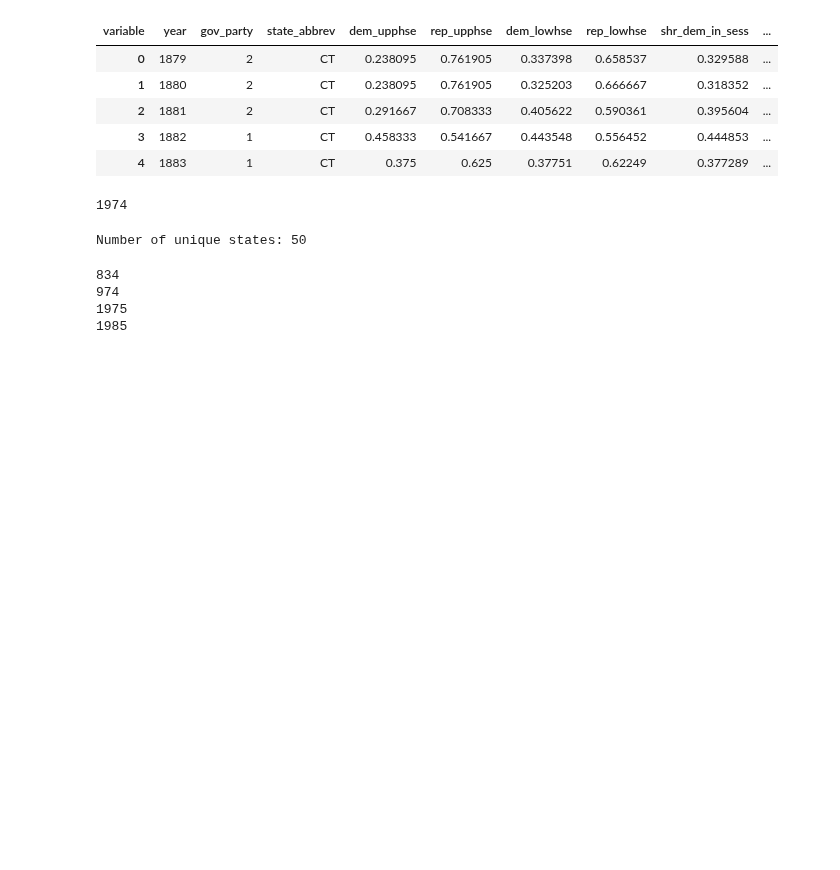
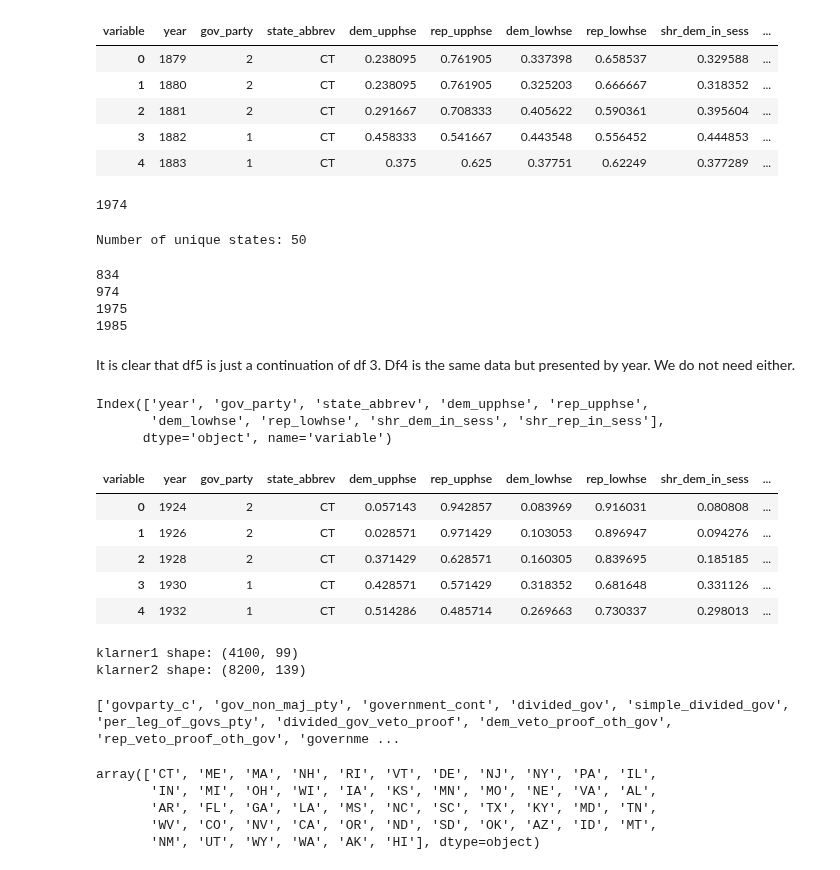
Before and after one commit to batShimon/similarity_data, a Jupyter notebook: Cleaning_icpsr16_partisan_composition.ipynb, the cells around one changed output. Saved outputs shown, nothing was run; the diff lists cells and outputs as text; code cells hidden in the pictures; blank space fills up the shorter version.

Commit message:
starting to add the Klarner dataset

```diff
--- a/Cleaning_icpsr16_partisan_composition.ipynb
+++ b/Cleaning_icpsr16_partisan_composition.ipynb
@@ -827,7 +827,10 @@ reshaped_df3 = reshaped_df3.drop(columns=[
     'ICPR_STATE_CODE', 'UPP_HSE_DEM_PCT', 'UPP_HSE_W_R_PCT',
     'LOW_HSE_DEM_PCT', 'LOW_HSE_W_R_PCT', 'LOW_HSE_DEM_SEATS',
     'LOW_HSE_W_R_SEATS', 'UPP_HSE_DEM_SEATS', 'UPP_HSE_W_R_SEATS',
-    'UPP_HSE_TOTAL_SEATS', 'LOW_HSE_TOTAL_SEATS'
+    'UPP_HSE_TOTAL_SEATS', 'LOW_HSE_TOTAL_SEATS', 'LOW_HSE_10TH_PCT',
+    'LOW_HSE_20TH_PCT', 'LOW_HSE_2_OTH_SEATS.1', 'LOW_HSE_REP_PCT',
+    'PARTY_CODE_OF_GOV','PARTY_OF_GOV.1', 'UPP_HSE_10TH_PCT',
+    'UPP_HSE_20TH_PCT', 'UPP_HSE_REP_PCT',
 ])
 
 # Rename PARTY_OF_GOV column for clarity
@@ -902,3 +905,20 @@ print(melted_df5['year'].max())
 974
 1975
 1985
+# %% [markdown]
+It is clear that df5 is just a continuation of df 3. Df4 is the same data but presented by year. We do not need either.
+# %%
+reshaped_df3.columns
+# %% [output]
+Index(['year', 'gov_party', 'state_abbrev', 'dem_upphse', 'rep_upphse',
+       'dem_lowhse', 'rep_lowhse', 'shr_dem_in_sess', 'shr_rep_in_sess'],
+      dtype='object', name='variable')
+# %%
+reshaped_df3.head()
+# %% [output]
+| variable | year | gov_party | state_abbrev | dem_upphse | rep_upphse | dem_lowhse | rep_lowhse | shr_dem_in_sess | ... |
+| 0 | 1924 | 2 | CT | 0.057143 | 0.942857 | 0.083969 | 0.916031 | 0.080808 | ... |
+| 1 | 1926 | 2 | CT | 0.028571 | 0.971429 | 0.103053 | 0.896947 | 0.094276 | ... |
+| 2 | 1928 | 2 | CT | 0.371429 | 0.628571 | 0.160305 | 0.839695 | 0.185185 | ... |
+| 3 | 1930 | 1 | CT | 0.428571 | 0.571429 | 0.318352 | 0.681648 | 0.331126 | ... |
+| 4 | 1932 | 1 | CT | 0.514286 | 0.485714 | 0.269663 | 0.730337 | 0.298013 | ... |
@@ -906,0 +933,19 @@ print(melted_df5['year'].max())
+# %%
+print(f"klarner1 shape: {klarner1.shape}")
+print(f"klarner2 shape: {klarner2.shape}")
+# %% [output]
+klarner1 shape: (4100, 99)
+klarner2 shape: (8200, 139)
+# %%
+prop_columns = [col for col in klarner1.columns if "gov" in col]
+print(prop_columns)
+# %% [output]
+['govparty_c', 'gov_non_maj_pty', 'government_cont', 'divided_gov', 'simple_divided_gov', 'per_leg_of_govs_pty', 'divided_gov_veto_proof', 'dem_veto_proof_oth_gov', 'rep_veto_proof_oth_gov', 'governme ...
+# %%
+icpsr_df['state_abbrev'].unique()
+# %% [output]
+array(['CT', 'ME', 'MA', 'NH', 'RI', 'VT', 'DE', 'NJ', 'NY', 'PA', 'IL',
+       'IN', 'MI', 'OH', 'WI', 'IA', 'KS', 'MN', 'MO', 'NE', 'VA', 'AL',
+       'AR', 'FL', 'GA', 'LA', 'MS', 'NC', 'SC', 'TX', 'KY', 'MD', 'TN',
+       'WV', 'CO', 'NV', 'CA', 'OR', 'ND', 'SD', 'OK', 'AZ', 'ID', 'MT',
+       'NM', 'UT', 'WY', 'WA', 'AK', 'HI'], dtype=object)
```
Also changed, not shown: parts of 7 cells of this notebook.
